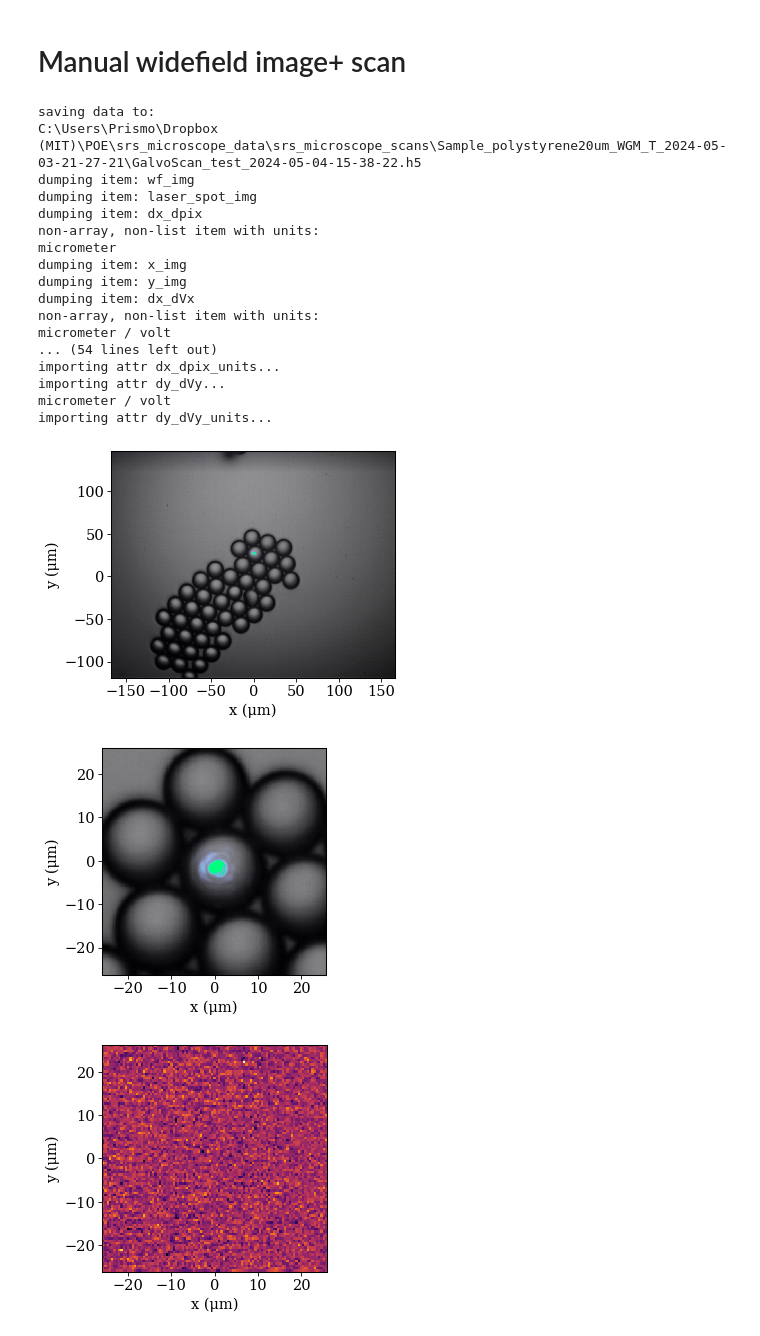
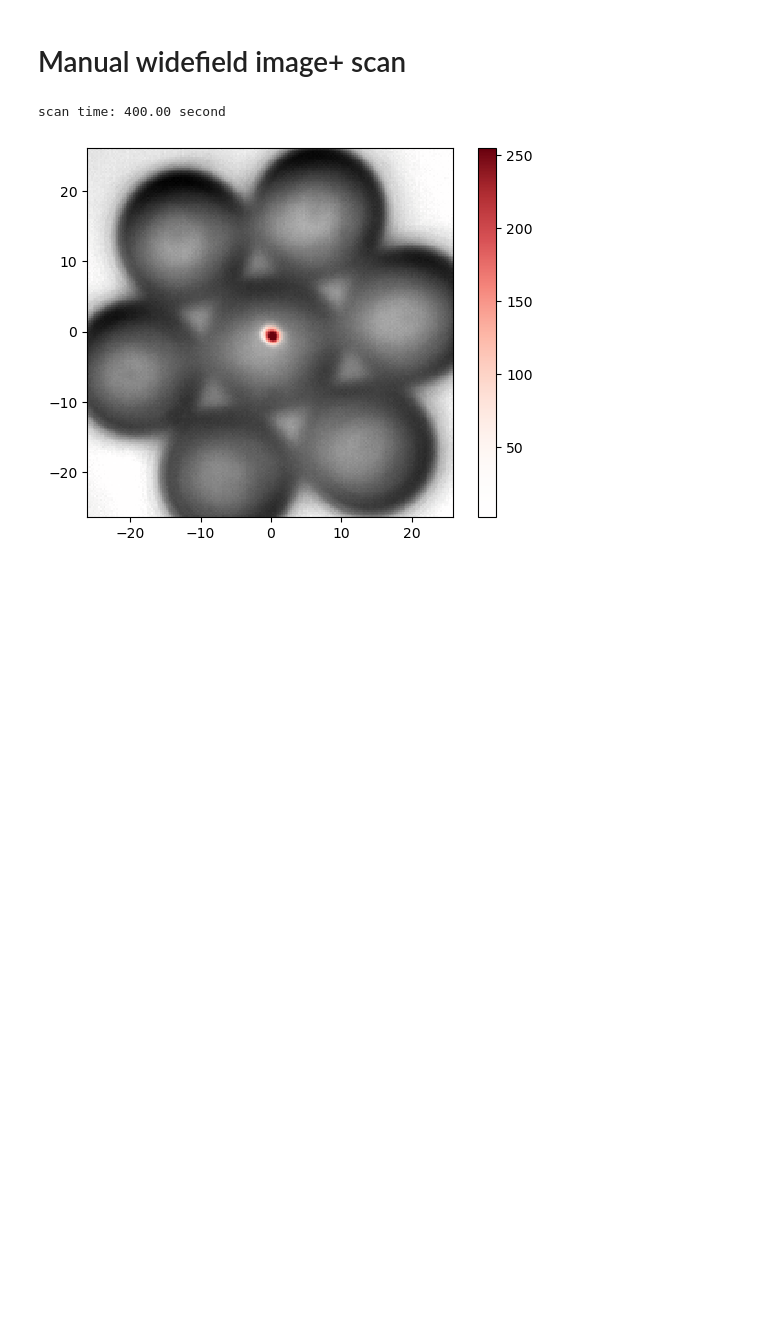
Before and after one commit to eauyehara/experiment_control, a Jupyter notebook: notebooks/srs_microscope.ipynb, the cells around one changed output. Drawn from its saved outputs; the diff is of its cells as text; code cells hidden in the pictures; blank space fills up the shorter version.

```diff
--- a/notebooks/srs_microscope.ipynb
+++ b/notebooks/srs_microscope.ipynb
@@ -222,33 +255,15 @@ importing attr dy_dVy_units...
 # %% [markdown]
 # Manual widefield image+ scan
 # %%
-filename = "test"
-sample_dir = "polystyrene20um_WGM_T"
+sample_dir= "T_FDGA05_Solstis_debug"
+filename = "polystyrene20um_FDS100_S949.67-28mW_OEland1048.6-260mW_30uV10ms_SilverMirror_zup-6"
 
-t_LIA = 3*u.ms
+t_LIA = 10*u.ms
 nx, ny      =   100   ,   100 #500          ,       500
 ΔVx, ΔVy    =   0.3*u.volt   ,   0.3*u.volt #1.0*u.volt    ,      1.0*u.volt # 0.8*u.volt
-fsamp       =   (1/(3*t_LIA)).to(u.Hz)#1000*u.Hz
+fsamp       =   (1/(4*t_LIA)).to(u.Hz)#1000*u.Hz
 
-fig = preview_scan_area(nx, ny, ΔVx, ΔVy, fsamp=fsamp, exposure_time=80*u.ms)
+fig = preview_scan_area(nx, ny, ΔVx, ΔVy, fsamp=fsamp, exposure_time=10*u.ms)
 # %% [output]
-saving data to:
-C:\Users\Prismo\Dropbox (MIT)\POE\srs_microscope_data\srs_microscope_scans\Sample_polystyrene20um_WGM_T_2024-05-03-21-27-21\GalvoScan_test_2024-05-04-15-38-22.h5
-dumping item: wf_img
-dumping item: laser_spot_img
-dumping item: dx_dpix
-non-array, non-list item with units:
-micrometer
-dumping item: x_img
-dumping item: y_img
-dumping item: dx_dVx
-non-array, non-list item with units:
-micrometer / volt
-... (54 lines left out)
-importing attr dx_dpix_units...
-importing attr dy_dVy...
-micrometer / volt
-importing attr dy_dVy_units...
+scan time: 400.00 second
-[figure, old version]
+[figure, new version]
-[figure, removed]
-[figure, removed]
```
Also changed, not shown: parts of 14 cells of this notebook, 1 other file.
